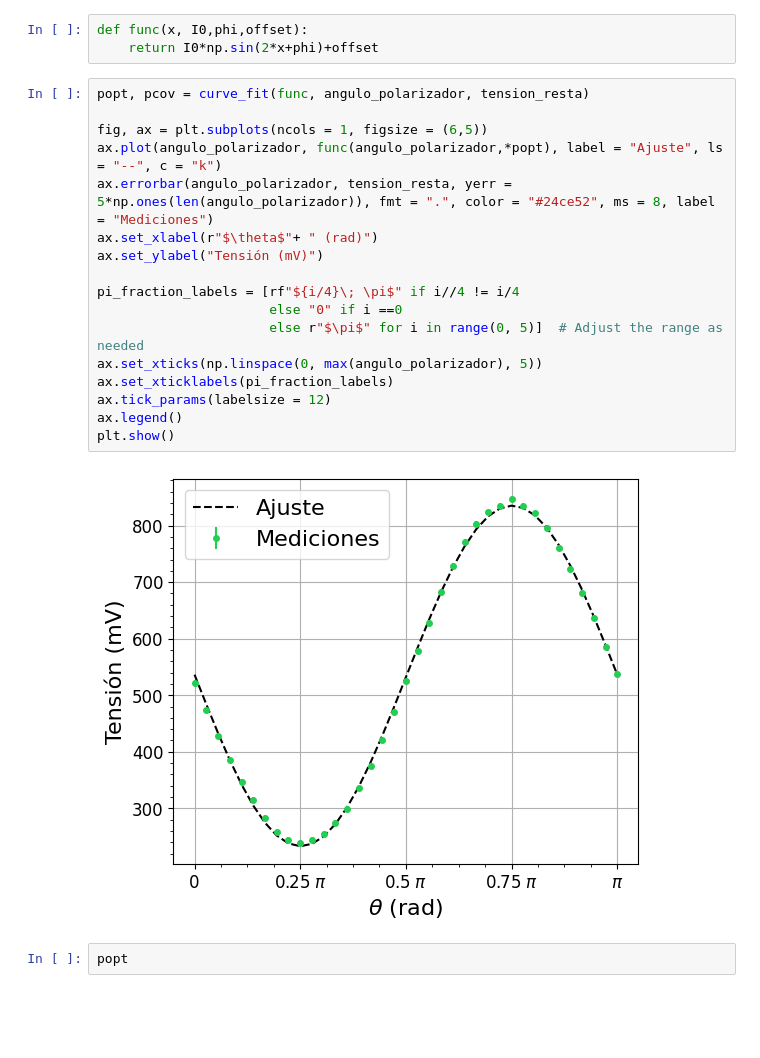
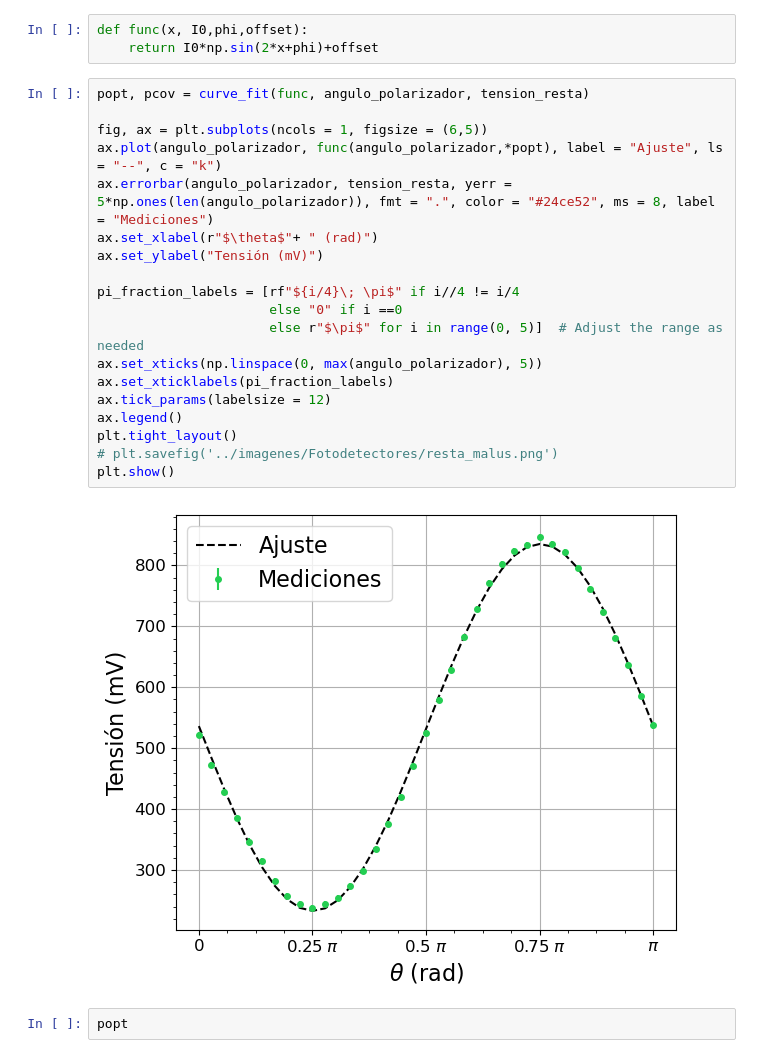
Before and after one commit to DelManuel/Magnetometro-optico, a Jupyter notebook: códigos/analisis_fotodetectores.ipynb, the cells around one changed output. Drawn from its saved outputs; the diff is of its cells as text; blank space fills up the shorter version.

```diff
--- a/códigos/analisis_fotodetectores.ipynb
+++ b/códigos/analisis_fotodetectores.ipynb
@@ -95,22 +95,24 @@ def func(x, I0,phi,offset):
 # %%
 popt, pcov = curve_fit(func, angulo_polarizador, tension_resta)
 
 fig, ax = plt.subplots(ncols = 1, figsize = (6,5))
 ax.plot(angulo_polarizador, func(angulo_polarizador,*popt), label = "Ajuste", ls = "--", c = "k")
 ax.errorbar(angulo_polarizador, tension_resta, yerr = 5*np.ones(len(angulo_polarizador)), fmt = ".", color = "#24ce52", ms = 8, label = "Mediciones")
 ax.set_xlabel(r"$\theta$"+ " (rad)")
 ax.set_ylabel("Tensión (mV)")
 
 pi_fraction_labels = [rf"${i/4}\; \pi$" if i//4 != i/4
                       else "0" if i ==0
                       else r"$\pi$" for i in range(0, 5)]  # Adjust the range as needed
 ax.set_xticks(np.linspace(0, max(angulo_polarizador), 5))
 ax.set_xticklabels(pi_fraction_labels)
 ax.tick_params(labelsize = 12)
 ax.legend()
+plt.tight_layout()
+# plt.savefig('../imagenes/Fotodetectores/resta_malus.png')
 plt.show()
 # %% [output]
-[figure, old version]
+[figure, new version]
 # %%
 popt
 # %% [output]
```
Also changed, not shown: parts of 5 cells of this notebook, 4 other files.
